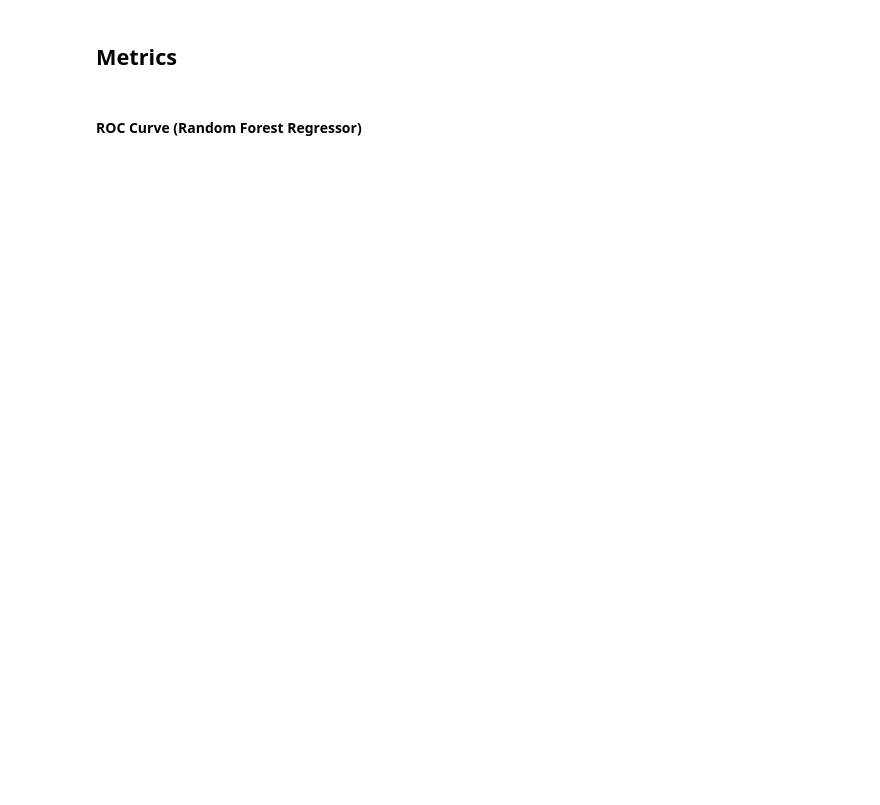
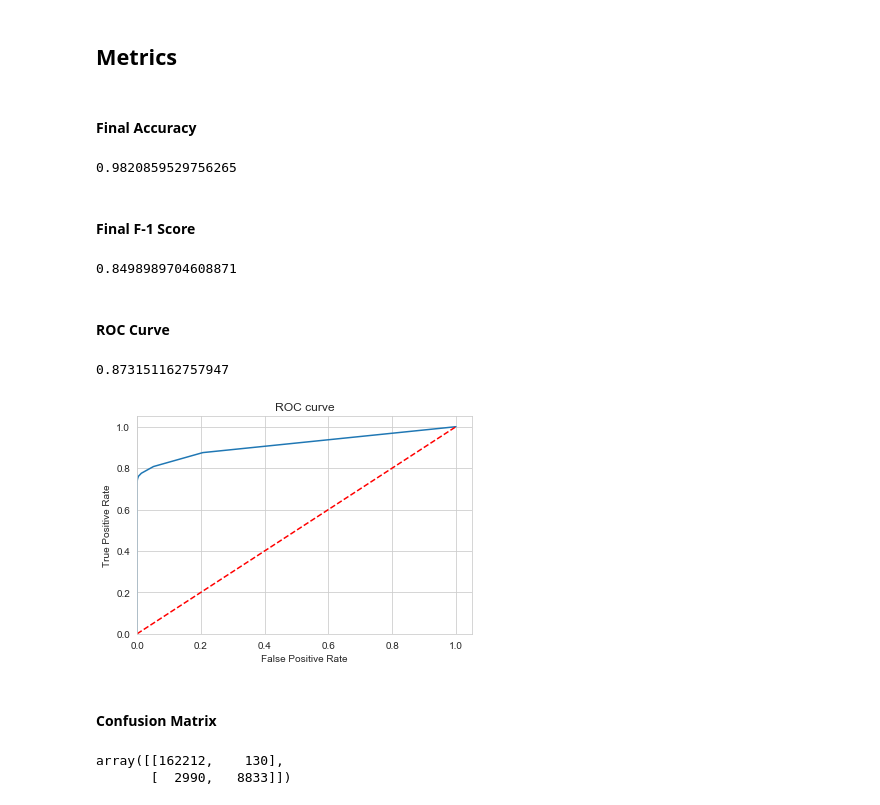
Before and after one commit to mradazoury/Risk_and_Fraud, a Jupyter notebook: RISK AND FRAUD.ipynb, the cells around one changed output. Saved outputs shown, nothing was run; the diff lists cells and outputs as text; code cells hidden in the pictures; blank space fills up the shorter version.

```diff
--- a/RISK AND FRAUD.ipynb
+++ b/RISK AND FRAUD.ipynb
@@ -156,5 +158,5 @@ df = df[not_to_much_unique]
 # %%
-df.drop(['collections_12_mths_ex_med' , 'tot_coll_amt' ,'id', 'loan_status' ] , axis = 1 , inplace = True)
+df.drop(['collections_12_mths_ex_med' , 'tot_coll_amt'] , axis = 1 , inplace = True)
 # %% [markdown]
 ## Impute missing values
 # %%
@@ -236,5 +243,5 @@ y = df['TARGET']
 # %%
-X_train, X_test, y_train, y_test = train_test_split(X, y,test_size=0.20, shuffle = False, random_state=100)
+X_train, X_test, y_train, y_test = train_test_split(X, y,test_size=0.20, random_state=100)
 # %% [markdown]
 ## Over Sampling
 # %%
@@ -323,6 +372,8 @@ random_grid = {'n_estimators': n_estimators,
 # %%
 kfold = KFold(n_splits=3)
 
+
+### Uncomment this and run to test all parameters
 # grid_search = GridSearchCV(
 #         estimator=RandomForestClassifier(),
 #         param_grid=random_grid,
@@ -347,4 +398,4 @@ grid_search = RandomizedSearchCV(
         verbose = 2,
 )
 
-grid_result = grid_search.fit(X_test, y_test)
+grid_result = grid_search.fit(X_train, y_train)
@@ -362,17 +426,41 @@ grid_result.best_params_
+# %%
+finalPredictions = grid_result.best_estimator_.predict(X_test)
 # %% [markdown]
 ## Metrics
+# %% [markdown]
+#### Final Accuracy
+# %%
+accuracy_score(y_test, finalPredictions)
+# %% [output]
+0.9820859529756265
+# %% [markdown]
+#### Final F-1 Score
+# %%
+f1_score(y_test, finalPredictions)
+# %% [output]
+0.8498989704608871
 # %% [markdown]
-#### ROC Curve (Random Forest Regressor)
+#### ROC Curve
 # %%
-logit_roc_auc = roc_auc_score(y_test, predRF)
+logit_roc_auc = roc_auc_score(y_test, finalPredictions)
 print(logit_roc_auc)
 fpr, tpr, thresholds = roc_curve(y_test, rf.predict_proba(X_test)[:,1])
 plt.figure()
 plt.plot(fpr, tpr)
 plt.plot([0, 1], [0, 1], 'r--')
 plt.xlim([0.0, 1.05])
 plt.ylim([0.0, 1.05])
 plt.xlabel('False Positive Rate')
 plt.ylabel('True Positive Rate')
 plt.title('ROC curve')
 plt.show();
+# %% [output]
+0.873151162757947
+[figure, added]
+# %% [markdown]
+#### Confusion Matrix
+# %%
+confusion_matrix(y_test, finalPredictions)
+# %% [output]
+array([[162212,    130],
+       [  2990,   8833]])
```
Also changed, not shown: parts of 31 cells of this notebook.
